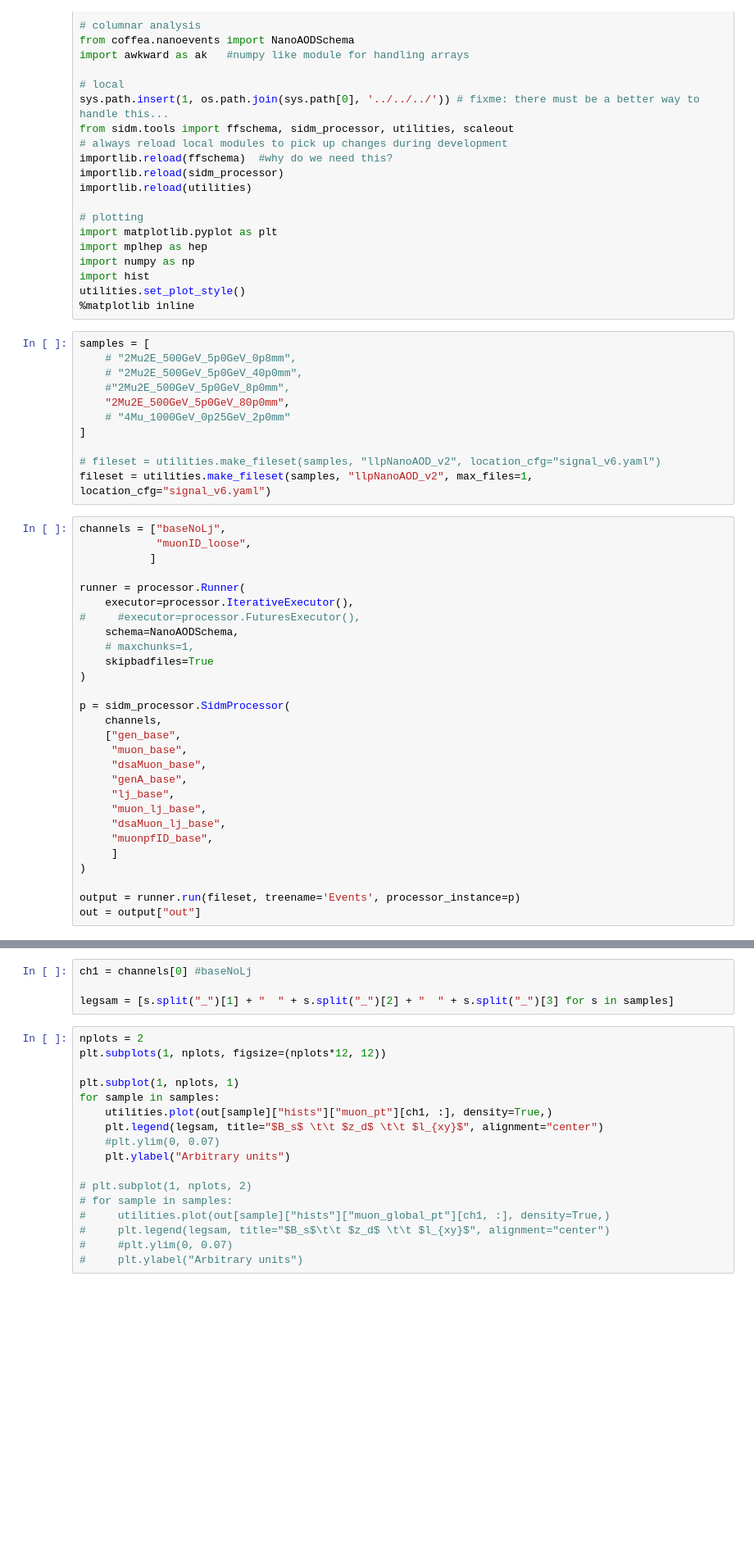
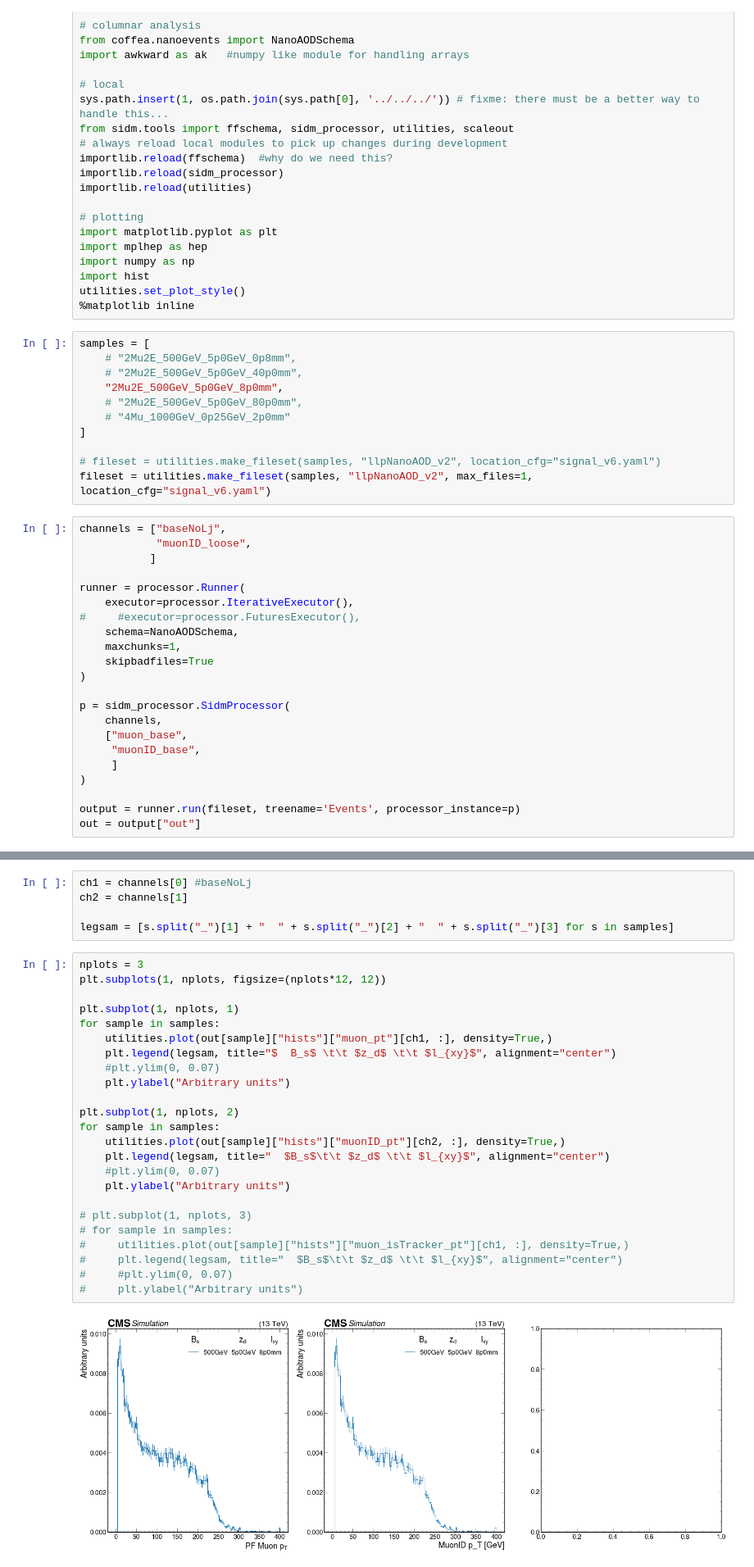
Before and after one commit to jsiado/SIDM, a Jupyter notebook: sidm/studies/muon_studies/Loose_muon_ID.ipynb, the cells around one changed output, grey strips where cells are left out. Shown: that part at 82% size. Saved outputs shown, nothing was run; the diff lists cells and outputs as text; blank space fills up the shorter version.

Commit message:
state two of muon ID
Progress on the muon ID

```diff
--- a/sidm/studies/muon_studies/Loose_muon_ID.ipynb
+++ b/sidm/studies/muon_studies/Loose_muon_ID.ipynb
@@ -28,8 +28,8 @@ utilities.set_plot_style()
 samples = [
     # "2Mu2E_500GeV_5p0GeV_0p8mm",
     # "2Mu2E_500GeV_5p0GeV_40p0mm",
-    #"2Mu2E_500GeV_5p0GeV_8p0mm",
-    "2Mu2E_500GeV_5p0GeV_80p0mm",
+    "2Mu2E_500GeV_5p0GeV_8p0mm",
+    # "2Mu2E_500GeV_5p0GeV_80p0mm",
     # "4Mu_1000GeV_0p25GeV_2p0mm"
 ]
 
@@ -44,20 +44,14 @@ runner = processor.Runner(
     executor=processor.IterativeExecutor(),
 #     #executor=processor.FuturesExecutor(),
     schema=NanoAODSchema,
-    # maxchunks=1,
+    maxchunks=1,
     skipbadfiles=True
 )
 
 p = sidm_processor.SidmProcessor(
     channels,
-    ["gen_base",
-     "muon_base",
-     "dsaMuon_base",
-     "genA_base",
-     "lj_base",
-     "muon_lj_base",
-     "dsaMuon_lj_base",
-     "muonpfID_base",
+    ["muon_base",
+     "muonID_base",
      ]
 )
 
@@ -74,21 +84,31 @@ Exception: Failed processing file: WorkItem(dataset='2Mu2E_500GeV_5p0GeV_80p0mm'
 # %%
 ch1 = channels[0] #baseNoLj
+ch2 = channels[1]
 
 legsam = [s.split("_")[1] + "  " + s.split("_")[2] + "  " + s.split("_")[3] for s in samples]
 # %%
-nplots = 2
+nplots = 3
 plt.subplots(1, nplots, figsize=(nplots*12, 12))
 
 plt.subplot(1, nplots, 1)
 for sample in samples:
     utilities.plot(out[sample]["hists"]["muon_pt"][ch1, :], density=True,)
-    plt.legend(legsam, title="$B_s$ \t\t $z_d$ \t\t $l_{xy}$", alignment="center")
+    plt.legend(legsam, title="$  B_s$ \t\t $z_d$ \t\t $l_{xy}$", alignment="center")
     #plt.ylim(0, 0.07)
     plt.ylabel("Arbitrary units")
 
-# plt.subplot(1, nplots, 2)
+plt.subplot(1, nplots, 2)
+for sample in samples:
+    utilities.plot(out[sample]["hists"]["muonID_pt"][ch2, :], density=True,)
+    plt.legend(legsam, title="  $B_s$\t\t $z_d$ \t\t $l_{xy}$", alignment="center")
+    #plt.ylim(0, 0.07)
+    plt.ylabel("Arbitrary units")
+
+# plt.subplot(1, nplots, 3)
 # for sample in samples:
-#     utilities.plot(out[sample]["hists"]["muon_global_pt"][ch1, :], density=True,)
-#     plt.legend(legsam, title="$B_s$\t\t $z_d$ \t\t $l_{xy}$", alignment="center")
+#     utilities.plot(out[sample]["hists"]["muon_isTracker_pt"][ch1, :], density=True,)
+#     plt.legend(legsam, title="  $B_s$\t\t $z_d$ \t\t $l_{xy}$", alignment="center")
 #     #plt.ylim(0, 0.07)
 #     plt.ylabel("Arbitrary units")
+# %% [output]
+[figure, added]
```
Also changed, not shown: parts of 2 cells of this notebook, 4 other files.
